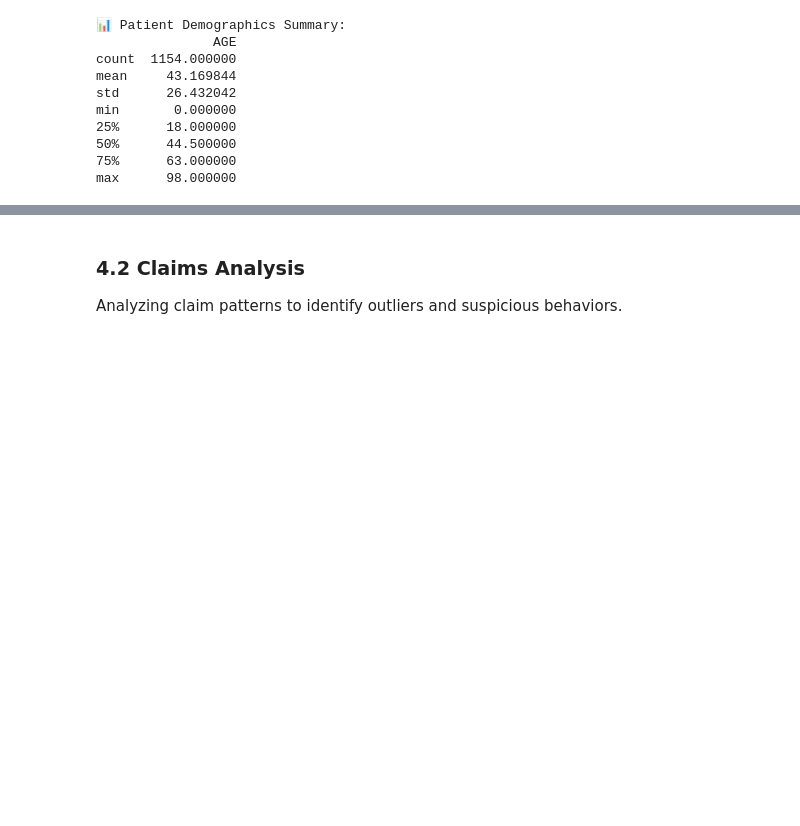
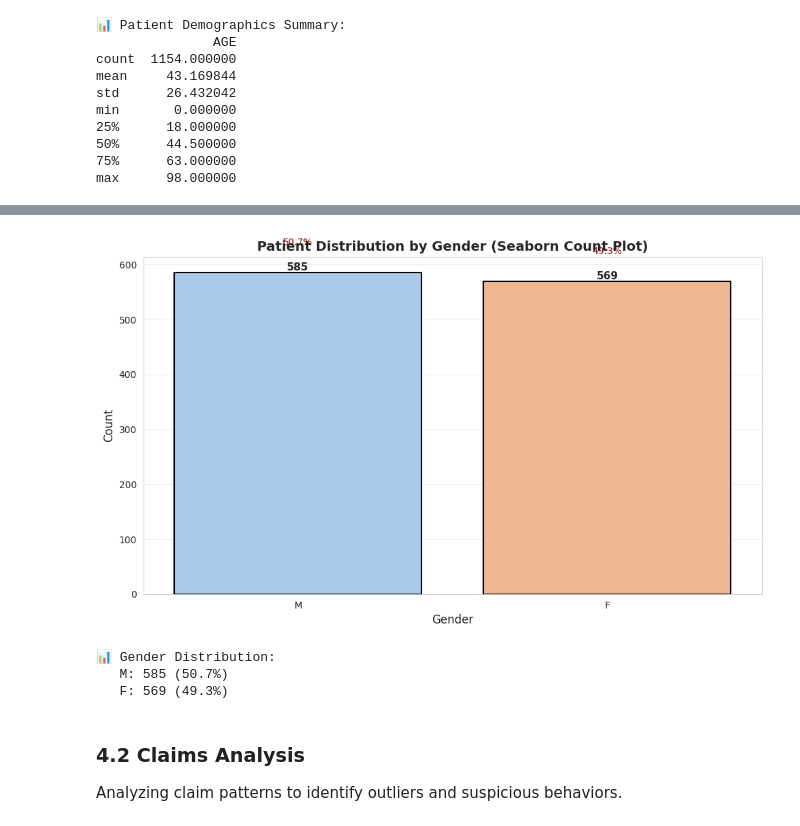
Before and after one commit to nithinmohantk/ucdpa-ml-capstone-project-healthcare-fraud-detection-ireland, a Jupyter notebook: notebooks/healthcare_fwa_consolidated_final.ipynb, the cells around one changed output, grey strips where cells are left out. Cells and saved outputs as stored; diff of their text form; code cells hidden in the pictures; blank space fills up the shorter version.

```diff
--- a/notebooks/healthcare_fwa_consolidated_final.ipynb
+++ b/notebooks/healthcare_fwa_consolidated_final.ipynb
@@ -374,3 +420,35 @@ max      98.000000
+# %%
+# SEABORN CHART 2: Gender Distribution with Count Plot
+plt.figure(figsize=(10, 6))
+sns.countplot(data=patients_filtered, x='GENDER', palette='pastel', edgecolor='black', linewidth=1.5)
+plt.title('Patient Distribution by Gender (Seaborn Count Plot)', fontsize=14, fontweight='bold')
+plt.xlabel('Gender', fontsize=12)
+plt.ylabel('Count', fontsize=12)
+
+# Add count labels on top of bars
+ax = plt.gca()
+for container in ax.containers:
+    ax.bar_label(container, fmt='%d', fontsize=11, fontweight='bold')
+
+# Add percentage annotations
+total = len(patients_filtered)
+for i, count in enumerate(patients_filtered['GENDER'].value_counts().values):
+    percentage = (count / total) * 100
+    plt.text(i, count + 50, f'{percentage:.1f}%', ha='center', fontsize=10, color='darkred')
+
+plt.grid(axis='y', alpha=0.3)
+plt.tight_layout()
+plt.show()
+
+print(f"\n📊 Gender Distribution:")
+for gender, count in patients_filtered['GENDER'].value_counts().items():
+    percentage = (count / total) * 100
+    print(f"   {gender}: {count:,} ({percentage:.1f}%)")
+# %% [output]
+[figure, added]
+📊 Gender Distribution:
+   M: 585 (50.7%)
+   F: 569 (49.3%)
 # %% [markdown]
 ### 4.2 Claims Analysis
 
```
Also changed, not shown: parts of 12 cells of this notebook, 38 other files.
